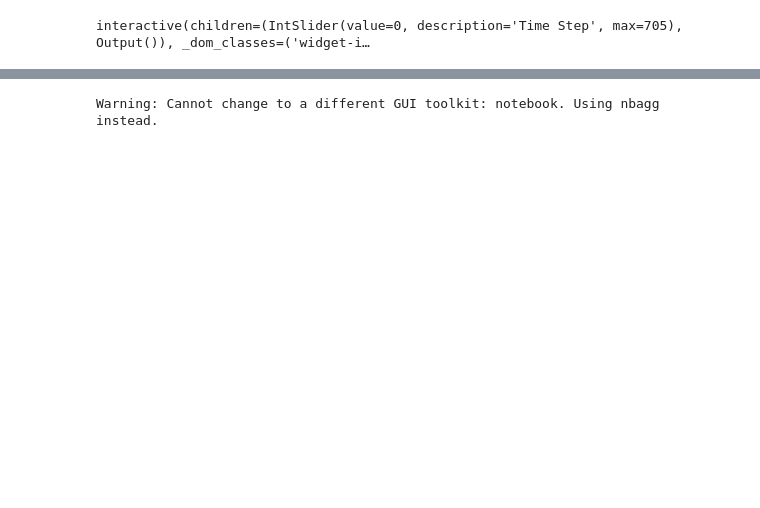
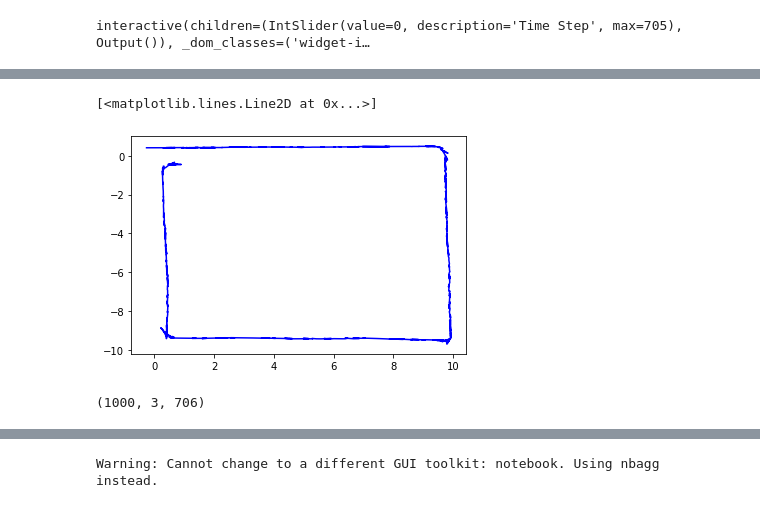
Before and after one commit to clylau/E205_HW4, a Jupyter notebook: hw4.ipynb, the cells around one changed output, grey strips where cells are left out. Drawn from its saved outputs; the diff is of its cells as text; code cells hidden in the pictures; blank space fills up the shorter version.

```diff
--- a/hw4.ipynb
+++ b/hw4.ipynb
@@ -675,0 +678,19 @@ plt.plot(x_points, y_points)
+# %%
+%matplotlib inline
+best_est_unk = np.argmax(weights_unknown, axis = 0)
+
+x_points_unk = []
+y_points_unk = []
+
+for i in range(706):
+    x_points_unk.append(P_t_unknown_start[best_est[i], 0, i])
+    y_points_unk.append(P_t_unknown_start[best_est[i], 1, i])
+
+plt.plot(x_points_unk, y_points_unk, 'b')
+# %% [output]
+[<matplotlib.lines.Line2D at 0x...>]
+[figure, added]
+# %%
+P_t.shape
+# %% [output]
+(1000, 3, 706)
```
Also changed, not shown: parts of 17 cells of this notebook.
